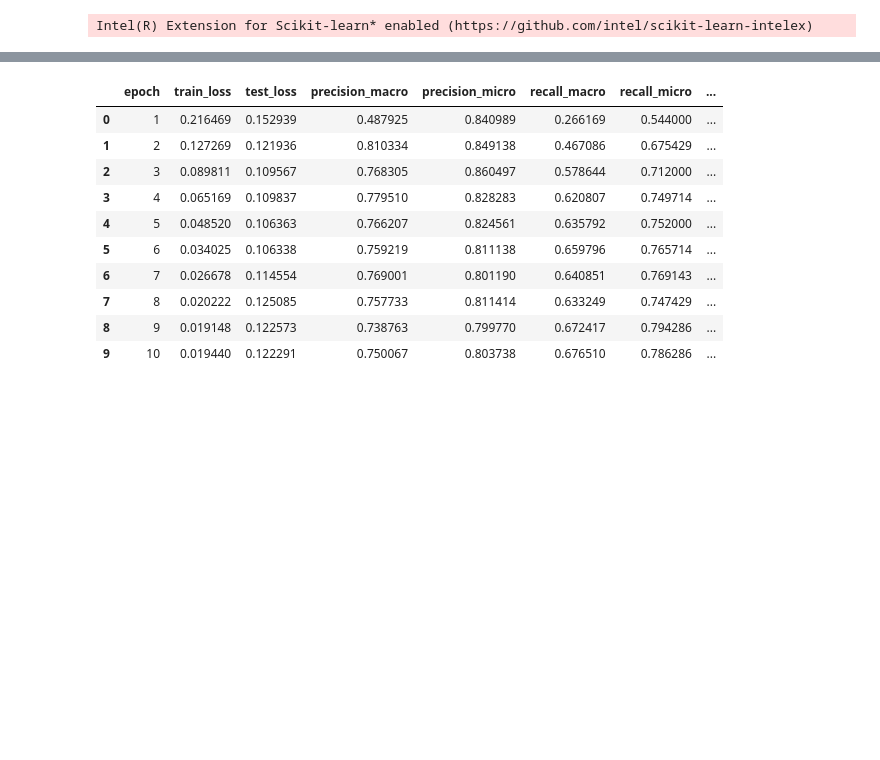
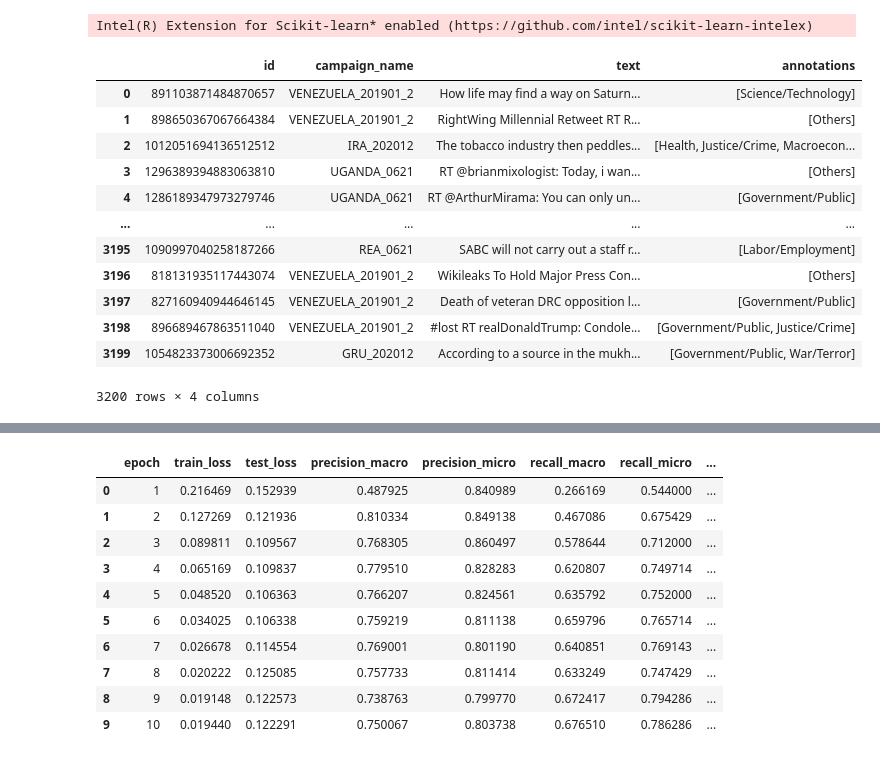
Before and after one commit to BrunoKreiner/ip6-twitter-disinformation, a Jupyter notebook: notebooks/bert.ipynb, the cells around one changed output, grey strips where cells are left out. Saved outputs shown, nothing was run; the diff lists cells and outputs as text; code cells hidden in the pictures; blank space fills up the shorter version.

```diff
--- a/notebooks/bert.ipynb
+++ b/notebooks/bert.ipynb
@@ -23,6 +25,6 @@ dfs = []
 for filename in filenames:
     with open(filename) as f:
         data = json.load(f)
-    df = pd.DataFrame(data["train"])
-    dfs.append(df)
-df_all = pd.concat(dfs)
+    df_train = pd.DataFrame(data["train"])
+    df_validation = pd.DataFrame(data["valid"])
+    df_test = pd.DataFrame(data["test"])
@@ -30,0 +31,16 @@ df_all = df_all.reset_index()
+# %%
+df_train
+# %% [output]
+|  | id | campaign_name | text | annotations |
+| 0 | 891103871484870657 | VENEZUELA_201901_2 | How life may find a way on Saturn... | [Science/Technology] |
+| 1 | 898650367067664384 | VENEZUELA_201901_2 | RightWing Millennial Retweet RT R... | [Others] |
+| 2 | 1012051694136512512 | IRA_202012 | The tobacco industry then peddles... | [Health, Justice/Crime, Macroecon... |
+| 3 | 1296389394883063810 | UGANDA_0621 | RT @brianmixologist: Today, i wan... | [Others] |
+| 4 | 1286189347973279746 | UGANDA_0621 | RT @ArthurMirama: You can only un... | [Government/Public] |
+| ... | ... | ... | ... | ... |
+| 3195 | 1090997040258187266 | REA_0621 | SABC will not carry out a staff r... | [Labor/Employment] |
+| 3196 | 818131935117443074 | VENEZUELA_201901_2 | Wikileaks To Hold Major Press Con... | [Others] |
+| 3197 | 827160940944646145 | VENEZUELA_201901_2 | Death of veteran DRC opposition l... | [Government/Public] |
+| 3198 | 896689467863511040 | VENEZUELA_201901_2 | #lost RT realDonaldTrump: Condole... | [Government/Public, Justice/Crime] |
+| 3199 | 1054823373006692352 | GRU_202012 | According to a source in the mukh... | [Government/Public, War/Terror] |
+3200 rows × 4 columns
```
Also changed, not shown: parts of 11 cells of this notebook.
